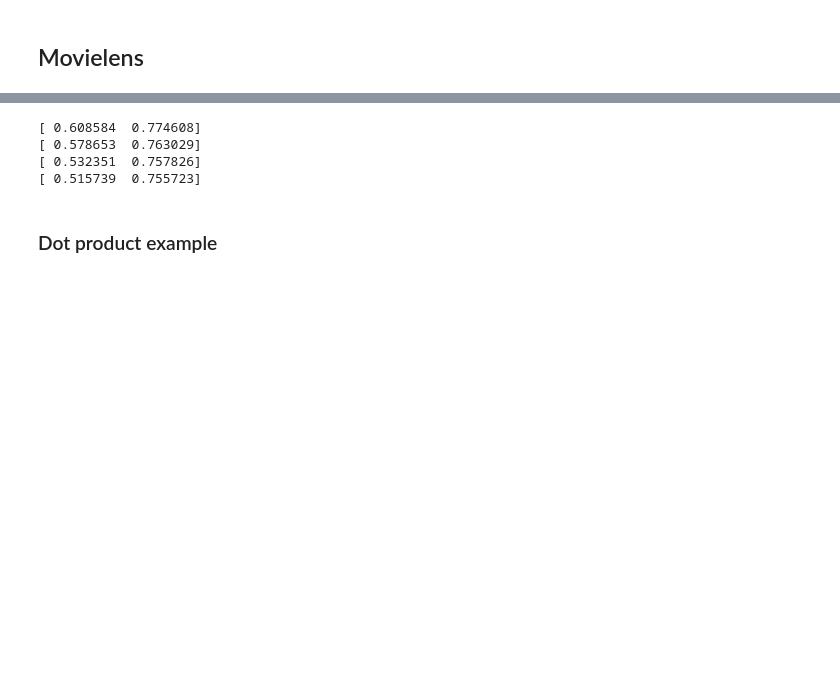
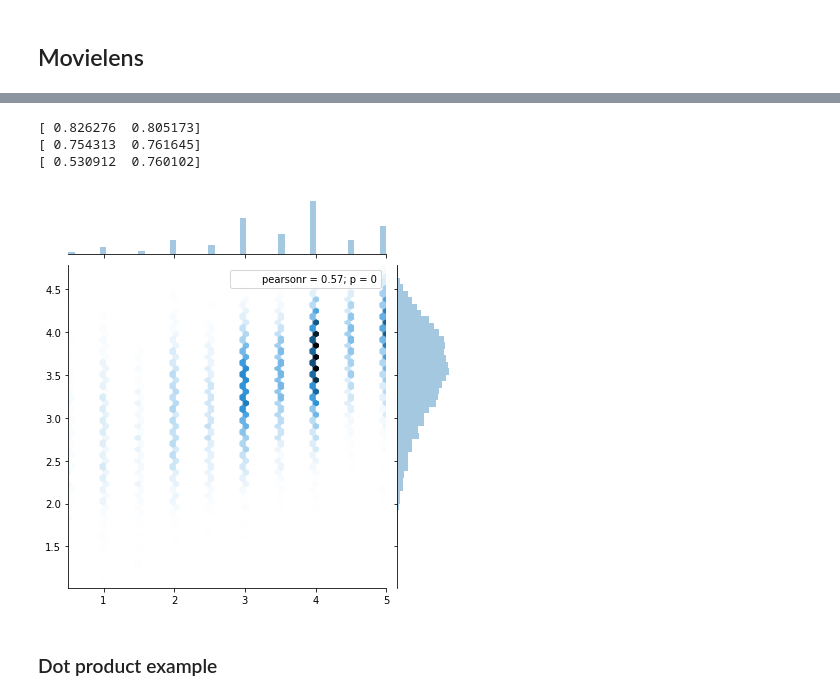
Before and after one commit to yanneta/deeplearning, a Jupyter notebook: nbs/MovieLens.ipynb, the cells around one changed output, grey strips where cells are left out. Cells and saved outputs as stored; diff of their text form; code cells hidden in the pictures; blank space fills up the shorter version.

```diff
--- a/nbs/MovieLens.ipynb
+++ b/nbs/MovieLens.ipynb
@@ -36,2 +42,2 @@ movie_df.head()
 # %%
-cf = CollabFilter(ratings.userId, ratings.movieId, ratings.rating)
+cf = CollabFilterDataset.from_csv(path, 'ratings.csv', 'userId', 'movieId', 'rating')
@@ -60,10 +44,18 @@ set_lrs(opt, 1e-3)
-# %%
-fit(model, data, 4, F.mse_loss, opt)
-# %% [output]
-[ 0.608584  0.774608]
-[ 0.578653  0.763029]
-[ 0.532351  0.757826]
-[ 0.515739  0.755723]
+# %%
+learn = cf.get_learner(n_factors, val_idxs, 64, opt_fn=optim.Adam)
+# %%
+learn.fit(1e-2, 1, wds=wd, cycle_len=3)
+# %% [output]
+[ 0.826276  0.805173]
+[ 0.754313  0.761645]
+[ 0.530912  0.760102]
+# %%
+preds = learn.predict()
+# %%
+y=learn.data.val_y.numpy().squeeze()
+sns.jointplot(y, preds, kind='hex');
+# %% [output]
+[figure, added]
 # %% [markdown]
 ### Dot product example
 # %%
```
Also changed, not shown: parts of 30 cells of this notebook, 12 other files.
